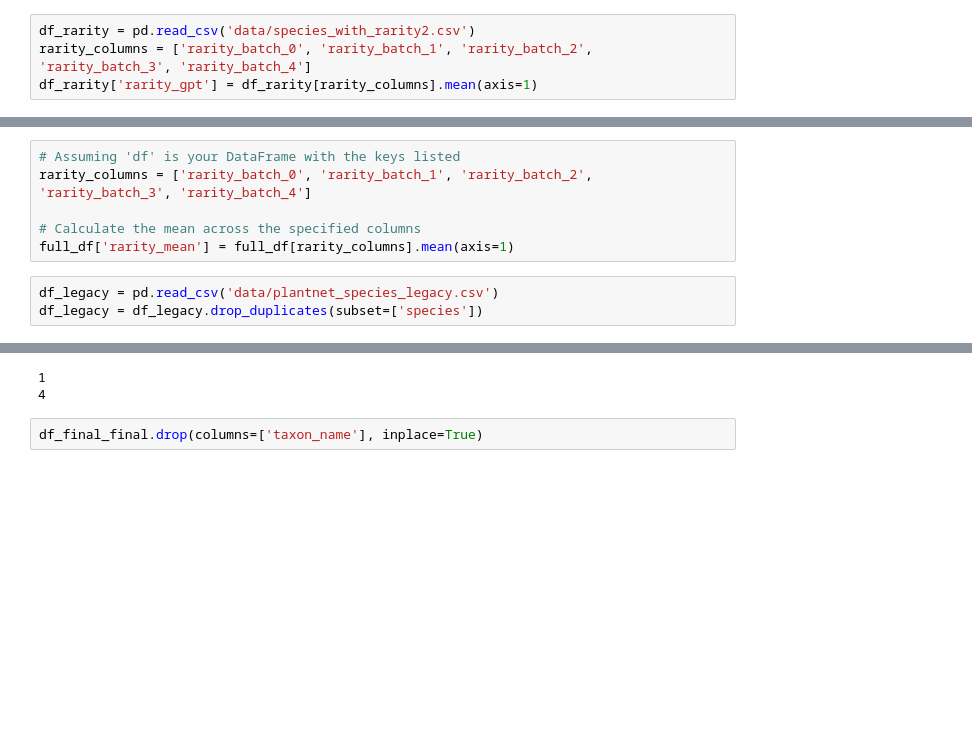
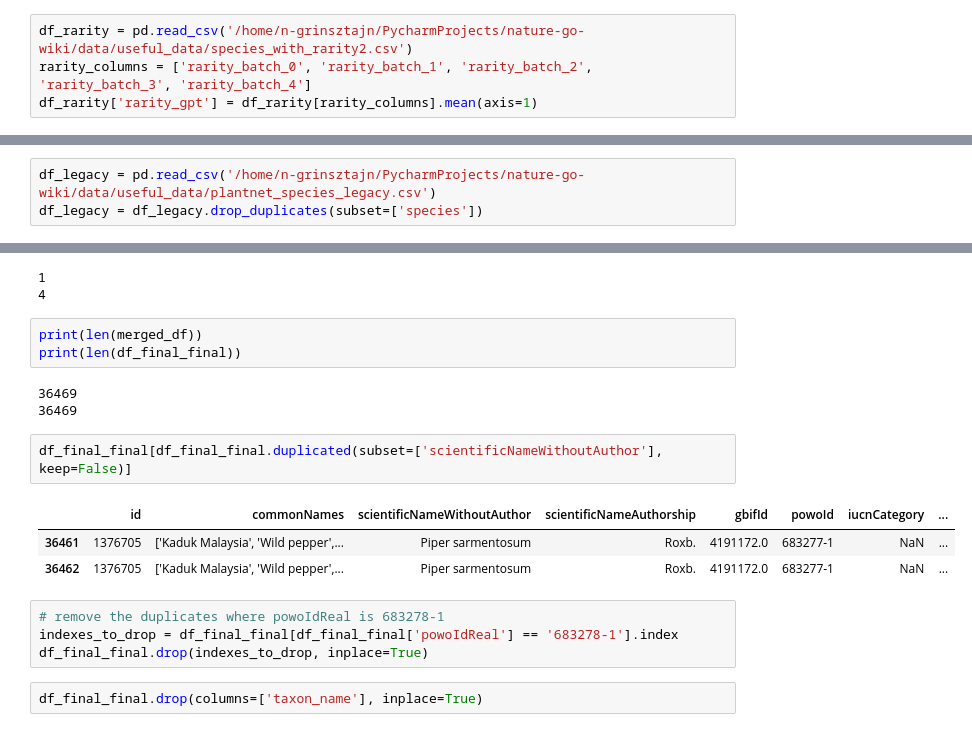
Before and after one commit to eleurent/nature-go, a Jupyter notebook: backend/generation/finalize_database.ipynb, the cells around one changed output, grey strips where cells are left out. Cells and saved outputs as stored; diff of their text form; blank space fills up the shorter version.

Commit message:
fix: remove duplicated species

```diff
--- a/backend/generation/finalize_database.ipynb
+++ b/backend/generation/finalize_database.ipynb
@@ -3,7 +3,7 @@ import pandas as pd
 
 df = pd.read_csv('/home/n-grinsztajn/PycharmProjects/nature-go-wiki/data/useful_data/species_with_word_count.csv')
 # %%
-df_rarity = pd.read_csv('data/species_with_rarity2.csv')
+df_rarity = pd.read_csv('/home/n-grinsztajn/PycharmProjects/nature-go-wiki/data/useful_data/species_with_rarity2.csv')
 rarity_columns = ['rarity_batch_0', 'rarity_batch_1', 'rarity_batch_2', 'rarity_batch_3', 'rarity_batch_4']
 df_rarity['rarity_gpt'] = df_rarity[rarity_columns].mean(axis=1)
 # %%
@@ -18,14 +18,8 @@ full_df.rename(columns={'rarity_gpt': 'rarityGpt'}, inplace=True)
 (full_df['WikipediaWordCount'] > 0).sum()
 # %% [output]
 18433
-# %%
-# Assuming 'df' is your DataFrame with the keys listed
-rarity_columns = ['rarity_batch_0', 'rarity_batch_1', 'rarity_batch_2', 'rarity_batch_3', 'rarity_batch_4']
-
-# Calculate the mean across the specified columns
-full_df['rarity_mean'] = full_df[rarity_columns].mean(axis=1)
 # %%
-df_legacy = pd.read_csv('data/plantnet_species_legacy.csv')
+df_legacy = pd.read_csv('/home/n-grinsztajn/PycharmProjects/nature-go-wiki/data/useful_data/plantnet_species_legacy.csv')
 df_legacy = df_legacy.drop_duplicates(subset=['species'])
 # %%
 merged_df = pd.merge(full_df, df_legacy[['species', 'numberOfOccurrences']], how='left', left_on='scientificNameWithoutAuthor', right_on='species')
@@ -172,6 +167,22 @@ print(sum(df_final_final['powo_id'].isna()))
 # %% [output]
 1
 4
+# %%
+print(len(merged_df))
+print(len(df_final_final))
+# %% [output]
+36469
+36469
+# %%
+df_final_final[df_final_final.duplicated(subset=['scientificNameWithoutAuthor'], keep=False)]
+# %% [output]
+|  | id | commonNames | scientificNameWithoutAuthor | scientificNameAuthorship | gbifId | powoId | iucnCategory | ... |
+| 36461 | 1376705 | ['Kaduk Malaysia', 'Wild pepper',... | Piper sarmentosum | Roxb. | 4191172.0 | 683277-1 | NaN | ... |
+| 36462 | 1376705 | ['Kaduk Malaysia', 'Wild pepper',... | Piper sarmentosum | Roxb. | 4191172.0 | 683277-1 | NaN | ... |
+# %%
+# remove the duplicates where powoIdReal is 683278-1
+indexes_to_drop = df_final_final[df_final_final['powoIdReal'] == '683278-1'].index
+df_final_final.drop(indexes_to_drop, inplace=True)
 # %%
 df_final_final.drop(columns=['taxon_name'], inplace=True)
 # %%
```
Also changed, not shown: parts of 5 cells of this notebook, 1 other file.
